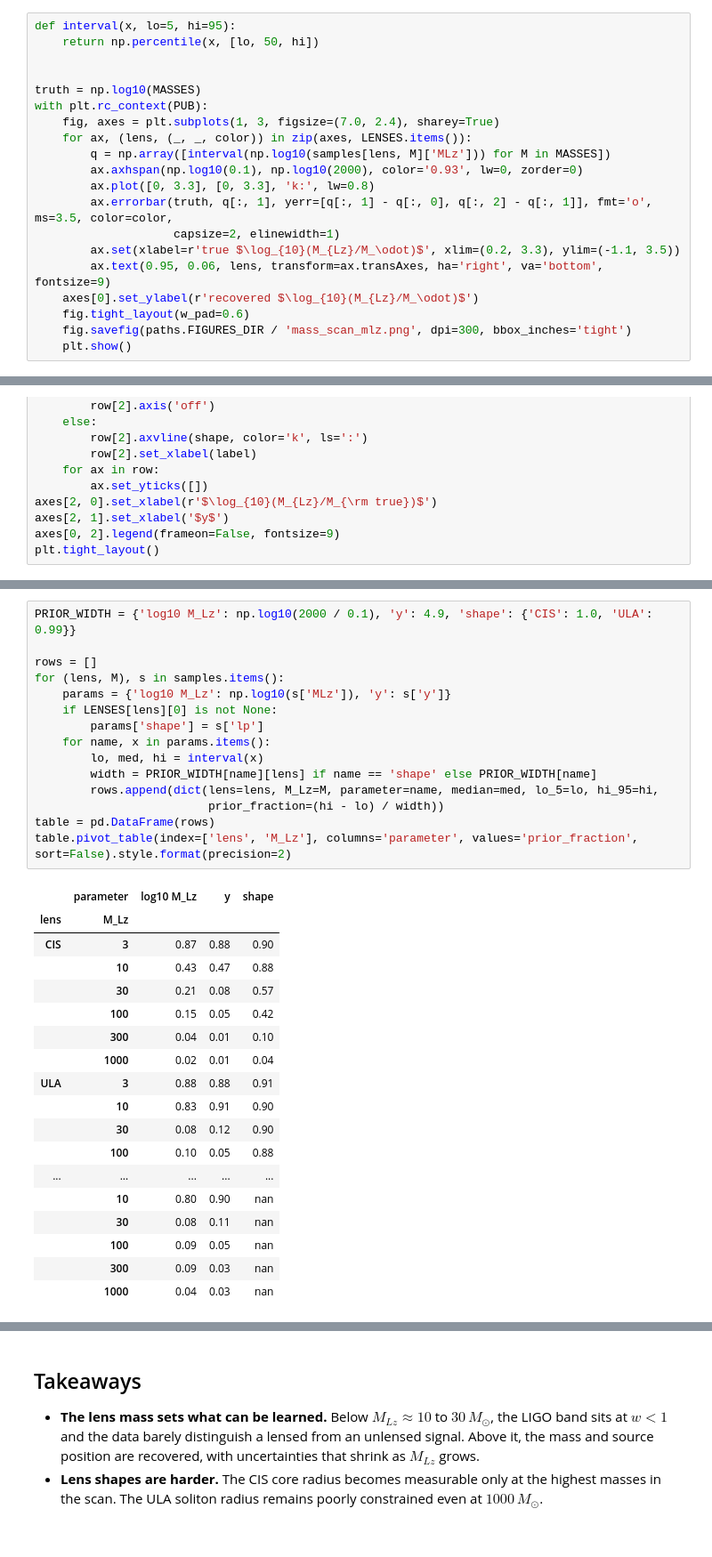
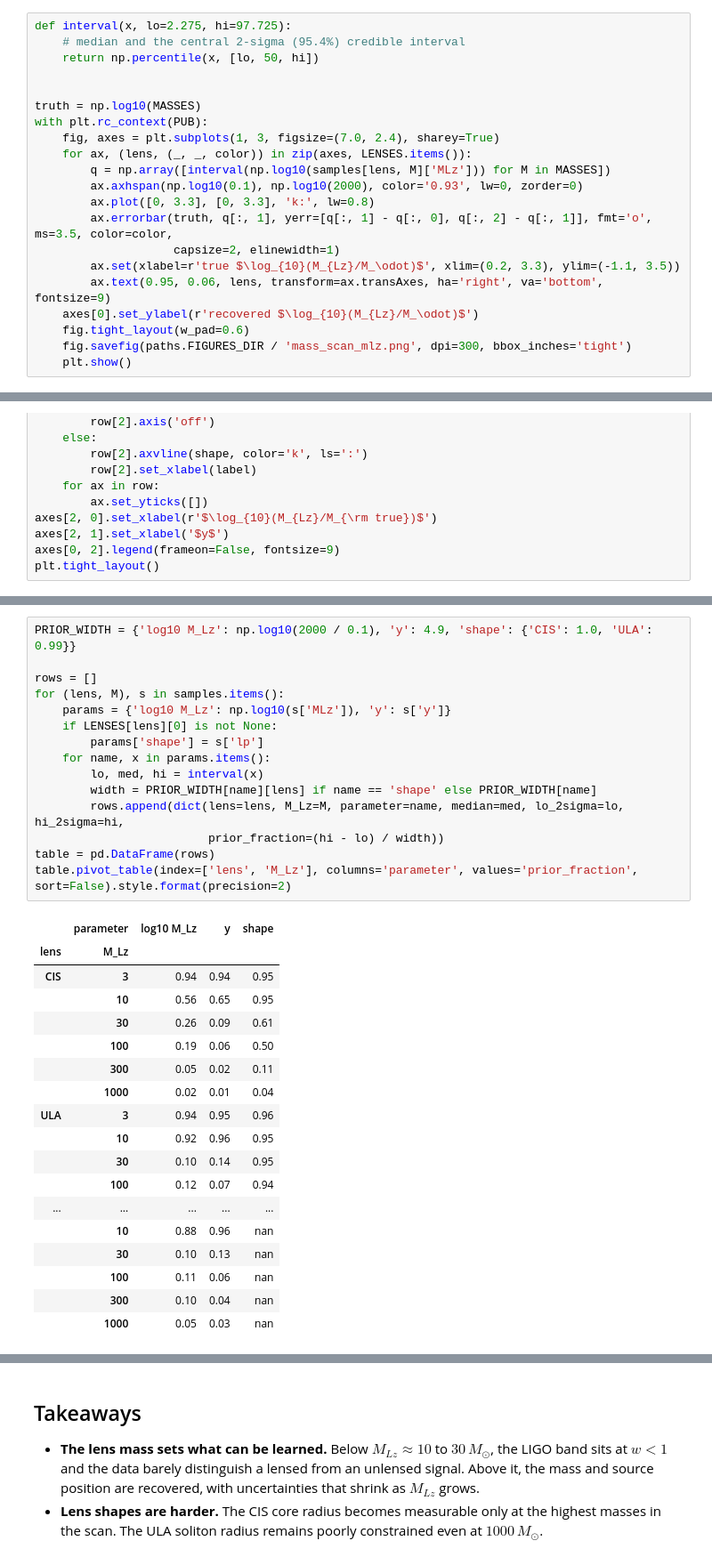
Before and after one commit to ninoephremidze/infer_with_FIONA, a Jupyter notebook: notebooks/03_mass_scans.ipynb, the cells around one changed output, grey strips where cells are left out. Shown at 89% size. Cells and saved outputs as stored; diff of their text form.

```diff
--- a/notebooks/03_mass_scans.ipynb
+++ b/notebooks/03_mass_scans.ipynb
@@ -68,5 +68,6 @@ Each point is the posterior median of $\log_{10} M_{Lz}$, with the 90% credible
 # %%
-def interval(x, lo=5, hi=95):
+def interval(x, lo=2.275, hi=97.725):
+    # median and the central 2-sigma (95.4%) credible interval
     return np.percentile(x, [lo, 50, hi])
 
 
@@ -164,37 +165,37 @@ For each run: the posterior median, the 90% interval, and the ratio of the inter
 # %%
 PRIOR_WIDTH = {'log10 M_Lz': np.log10(2000 / 0.1), 'y': 4.9, 'shape': {'CIS': 1.0, 'ULA': 0.99}}
 
 rows = []
 for (lens, M), s in samples.items():
     params = {'log10 M_Lz': np.log10(s['MLz']), 'y': s['y']}
     if LENSES[lens][0] is not None:
         params['shape'] = s['lp']
     for name, x in params.items():
         lo, med, hi = interval(x)
         width = PRIOR_WIDTH[name][lens] if name == 'shape' else PRIOR_WIDTH[name]
-        rows.append(dict(lens=lens, M_Lz=M, parameter=name, median=med, lo_5=lo, hi_95=hi,
+        rows.append(dict(lens=lens, M_Lz=M, parameter=name, median=med, lo_2sigma=lo, hi_2sigma=hi,
                          prior_fraction=(hi - lo) / width))
 table = pd.DataFrame(rows)
 table.pivot_table(index=['lens', 'M_Lz'], columns='parameter', values='prior_fraction', sort=False).style.format(precision=2)
 # %% [output]
 |  | parameter | log10 M_Lz | y | shape |
 | lens | M_Lz |  |  |  |
-| CIS | 3 | 0.87 | 0.88 | 0.90 |
-|  | 10 | 0.43 | 0.47 | 0.88 |
-|  | 30 | 0.21 | 0.08 | 0.57 |
-|  | 100 | 0.15 | 0.05 | 0.42 |
-|  | 300 | 0.04 | 0.01 | 0.10 |
+| CIS | 3 | 0.94 | 0.94 | 0.95 |
+|  | 10 | 0.56 | 0.65 | 0.95 |
+|  | 30 | 0.26 | 0.09 | 0.61 |
+|  | 100 | 0.19 | 0.06 | 0.50 |
+|  | 300 | 0.05 | 0.02 | 0.11 |
 |  | 1000 | 0.02 | 0.01 | 0.04 |
-| ULA | 3 | 0.88 | 0.88 | 0.91 |
-|  | 10 | 0.83 | 0.91 | 0.90 |
-|  | 30 | 0.08 | 0.12 | 0.90 |
-|  | 100 | 0.10 | 0.05 | 0.88 |
+| ULA | 3 | 0.94 | 0.95 | 0.96 |
+|  | 10 | 0.92 | 0.96 | 0.95 |
+|  | 30 | 0.10 | 0.14 | 0.95 |
+|  | 100 | 0.12 | 0.07 | 0.94 |
 | ... | ... | ... | ... | ... |
-|  | 10 | 0.80 | 0.90 | nan |
-|  | 30 | 0.08 | 0.11 | nan |
-|  | 100 | 0.09 | 0.05 | nan |
-|  | 300 | 0.09 | 0.03 | nan |
-|  | 1000 | 0.04 | 0.03 | nan |
+|  | 10 | 0.88 | 0.96 | nan |
+|  | 30 | 0.10 | 0.13 | nan |
+|  | 100 | 0.11 | 0.06 | nan |
+|  | 300 | 0.10 | 0.04 | nan |
+|  | 1000 | 0.05 | 0.03 | nan |
 # %%
 table.style.format(precision=3).hide(axis='index')
 # %% [output]
```
Also changed, not shown: parts of 7 cells of this notebook.
